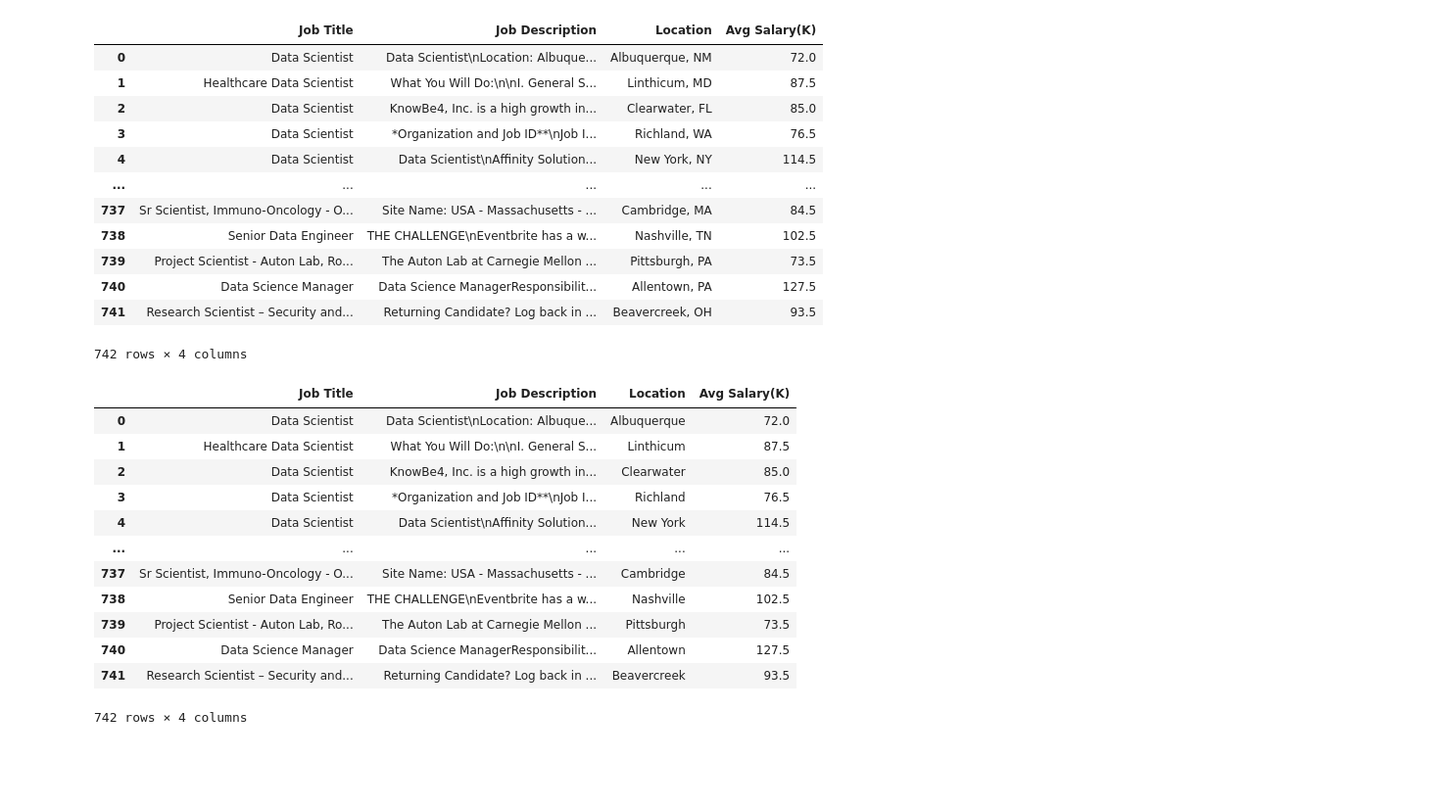
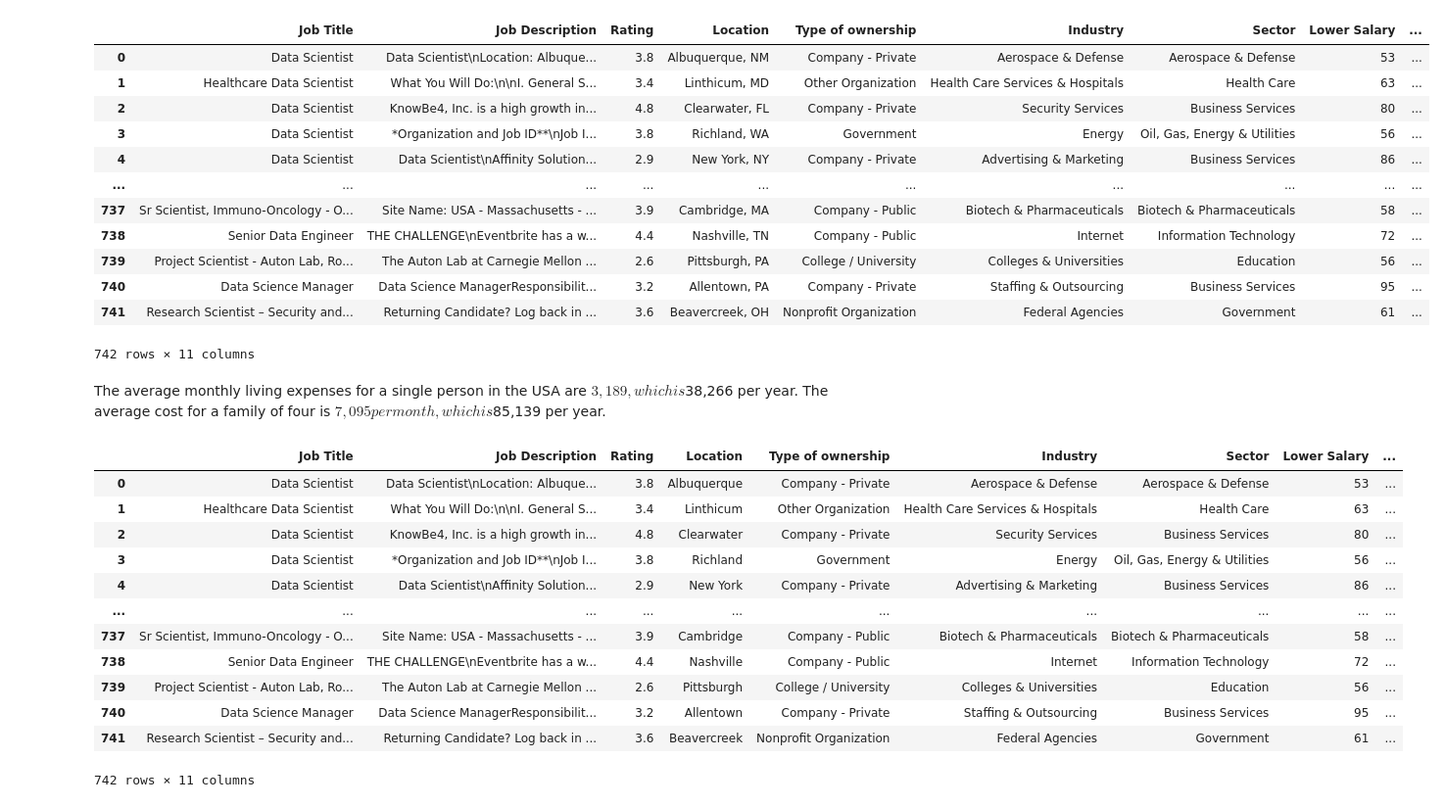
Before and after one commit to CcDenn/Predictive-Modeling-and-Visualizations, a Jupyter notebook: Salary and Living Cost Predictive Model.ipynb, the cells around one changed output. Shown: that part at 98% size. Cells and saved outputs as stored; diff of their text form; code cells hidden in the pictures; blank space fills up the shorter version.

```diff
--- a/Salary and Living Cost Predictive Model.ipynb
+++ b/Salary and Living Cost Predictive Model.ipynb
@@ -6,41 +6,44 @@ import numpy as np #Numpy is mainly used to allow for mathematical manipulations
 import seaborn as sns
 # %%
 #Importing datasets
-df1 = pd.read_csv('Datasets/salarysample.csv', usecols=['Job Title','Avg Salary(K)','Job Description','Location']) #Used to read .csv files.
-df2=pd.read_excel('Datasets/US_Population_2020_2021.xlsx', sheet_name='2021') #Used to read .xls files, sheet_name can be used to select for different sheets by using index number or string name.
-
+df1 = pd.read_csv('Datasets/salarysample.csv', usecols=['Job Title','Avg Salary(K)','Job Description','Location','Rating','Type of ownership','Industry','Sector','Lower Salary',
+                                                        'Upper Salary','Age']) #Used to read .csv files.
+df2 = pd.read_excel('Datasets/US_Population_2020_2021.xlsx', sheet_name='2021') #Used to read .xls files, sheet_name can be used to select for different sheets by using index number or string name.
+df3 = pd.read_csv('advisorsmith_cost_of_living_index.csv', usecols=['City','Cost of Living Index'])
 df1 #Initial dataset without any manipulation.
 # %% [output]
-|  | Job Title | Job Description | Location | Avg Salary(K) |
-| 0 | Data Scientist | Data Scientist\nLocation: Albuque... | Albuquerque, NM | 72.0 |
-| 1 | Healthcare Data Scientist | What You Will Do:\n\nI. General S... | Linthicum, MD | 87.5 |
-| 2 | Data Scientist | KnowBe4, Inc. is a high growth in... | Clearwater, FL | 85.0 |
-| 3 | Data Scientist | *Organization and Job ID**\nJob I... | Richland, WA | 76.5 |
-| 4 | Data Scientist | Data Scientist\nAffinity Solution... | New York, NY | 114.5 |
-| ... | ... | ... | ... | ... |
-| 737 | Sr Scientist, Immuno-Oncology - O... | Site Name: USA - Massachusetts - ... | Cambridge, MA | 84.5 |
-| 738 | Senior Data Engineer | THE CHALLENGE\nEventbrite has a w... | Nashville, TN | 102.5 |
-| 739 | Project Scientist - Auton Lab, Ro... | The Auton Lab at Carnegie Mellon ... | Pittsburgh, PA | 73.5 |
-| 740 | Data Science Manager | Data Science ManagerResponsibilit... | Allentown, PA | 127.5 |
-| 741 | Research Scientist – Security and... | Returning Candidate? Log back in ... | Beavercreek, OH | 93.5 |
+|  | Job Title | Job Description | Rating | Location | Type of ownership | Industry | Sector | Lower Salary | ... |
+| 0 | Data Scientist | Data Scientist\nLocation: Albuque... | 3.8 | Albuquerque, NM | Company - Private | Aerospace & Defense | Aerospace & Defense | 53 | ... |
+| 1 | Healthcare Data Scientist | What You Will Do:\n\nI. General S... | 3.4 | Linthicum, MD | Other Organization | Health Care Services & Hospitals | Health Care | 63 | ... |
+| 2 | Data Scientist | KnowBe4, Inc. is a high growth in... | 4.8 | Clearwater, FL | Company - Private | Security Services | Business Services | 80 | ... |
+| 3 | Data Scientist | *Organization and Job ID**\nJob I... | 3.8 | Richland, WA | Government | Energy | Oil, Gas, Energy & Utilities | 56 | ... |
+| 4 | Data Scientist | Data Scientist\nAffinity Solution... | 2.9 | New York, NY | Company - Private | Advertising & Marketing | Business Services | 86 | ... |
+| ... | ... | ... | ... | ... | ... | ... | ... | ... | ... |
+| 737 | Sr Scientist, Immuno-Oncology - O... | Site Name: USA - Massachusetts - ... | 3.9 | Cambridge, MA | Company - Public | Biotech & Pharmaceuticals | Biotech & Pharmaceuticals | 58 | ... |
+| 738 | Senior Data Engineer | THE CHALLENGE\nEventbrite has a w... | 4.4 | Nashville, TN | Company - Public | Internet | Information Technology | 72 | ... |
+| 739 | Project Scientist - Auton Lab, Ro... | The Auton Lab at Carnegie Mellon ... | 2.6 | Pittsburgh, PA | College / University | Colleges & Universities | Education | 56 | ... |
+| 740 | Data Science Manager | Data Science ManagerResponsibilit... | 3.2 | Allentown, PA | Company - Private | Staffing & Outsourcing | Business Services | 95 | ... |
+| 741 | Research Scientist – Security and... | Returning Candidate? Log back in ... | 3.6 | Beavercreek, OH | Nonprofit Organization | Federal Agencies | Government | 61 | ... |
-742 rows × 4 columns
+742 rows × 11 columns
+# %% [markdown]
+The average monthly living expenses for a single person in the USA are $3,189, which is $38,266 per year. The average cost for a family of four is $7,095 per month, which is $85,139 per year.
 # %%
 df1['Location'] = df1['Location'].apply(lambda comma: comma.split(',')[0])
 df1
 # %% [output]
-|  | Job Title | Job Description | Location | Avg Salary(K) |
-| 0 | Data Scientist | Data Scientist\nLocation: Albuque... | Albuquerque | 72.0 |
-| 1 | Healthcare Data Scientist | What You Will Do:\n\nI. General S... | Linthicum | 87.5 |
-| 2 | Data Scientist | KnowBe4, Inc. is a high growth in... | Clearwater | 85.0 |
-| 3 | Data Scientist | *Organization and Job ID**\nJob I... | Richland | 76.5 |
-| 4 | Data Scientist | Data Scientist\nAffinity Solution... | New York | 114.5 |
-| ... | ... | ... | ... | ... |
-| 737 | Sr Scientist, Immuno-Oncology - O... | Site Name: USA - Massachusetts - ... | Cambridge | 84.5 |
-| 738 | Senior Data Engineer | THE CHALLENGE\nEventbrite has a w... | Nashville | 102.5 |
-| 739 | Project Scientist - Auton Lab, Ro... | The Auton Lab at Carnegie Mellon ... | Pittsburgh | 73.5 |
-| 740 | Data Science Manager | Data Science ManagerResponsibilit... | Allentown | 127.5 |
-| 741 | Research Scientist – Security and... | Returning Candidate? Log back in ... | Beavercreek | 93.5 |
+|  | Job Title | Job Description | Rating | Location | Type of ownership | Industry | Sector | Lower Salary | ... |
+| 0 | Data Scientist | Data Scientist\nLocation: Albuque... | 3.8 | Albuquerque | Company - Private | Aerospace & Defense | Aerospace & Defense | 53 | ... |
+| 1 | Healthcare Data Scientist | What You Will Do:\n\nI. General S... | 3.4 | Linthicum | Other Organization | Health Care Services & Hospitals | Health Care | 63 | ... |
+| 2 | Data Scientist | KnowBe4, Inc. is a high growth in... | 4.8 | Clearwater | Company - Private | Security Services | Business Services | 80 | ... |
+| 3 | Data Scientist | *Organization and Job ID**\nJob I... | 3.8 | Richland | Government | Energy | Oil, Gas, Energy & Utilities | 56 | ... |
+| 4 | Data Scientist | Data Scientist\nAffinity Solution... | 2.9 | New York | Company - Private | Advertising & Marketing | Business Services | 86 | ... |
+| ... | ... | ... | ... | ... | ... | ... | ... | ... | ... |
+| 737 | Sr Scientist, Immuno-Oncology - O... | Site Name: USA - Massachusetts - ... | 3.9 | Cambridge | Company - Public | Biotech & Pharmaceuticals | Biotech & Pharmaceuticals | 58 | ... |
+| 738 | Senior Data Engineer | THE CHALLENGE\nEventbrite has a w... | 4.4 | Nashville | Company - Public | Internet | Information Technology | 72 | ... |
+| 739 | Project Scientist - Auton Lab, Ro... | The Auton Lab at Carnegie Mellon ... | 2.6 | Pittsburgh | College / University | Colleges & Universities | Education | 56 | ... |
+| 740 | Data Science Manager | Data Science ManagerResponsibilit... | 3.2 | Allentown | Company - Private | Staffing & Outsourcing | Business Services | 95 | ... |
+| 741 | Research Scientist – Security and... | Returning Candidate? Log back in ... | 3.6 | Beavercreek | Nonprofit Organization | Federal Agencies | Government | 61 | ... |
-742 rows × 4 columns
+742 rows × 11 columns
 # %%
 df1['Location'] = df1['Location'].apply(lambda comma: comma.split(',')[0])
 
```
Also changed, not shown: parts of 6 cells of this notebook, 7 other files.
